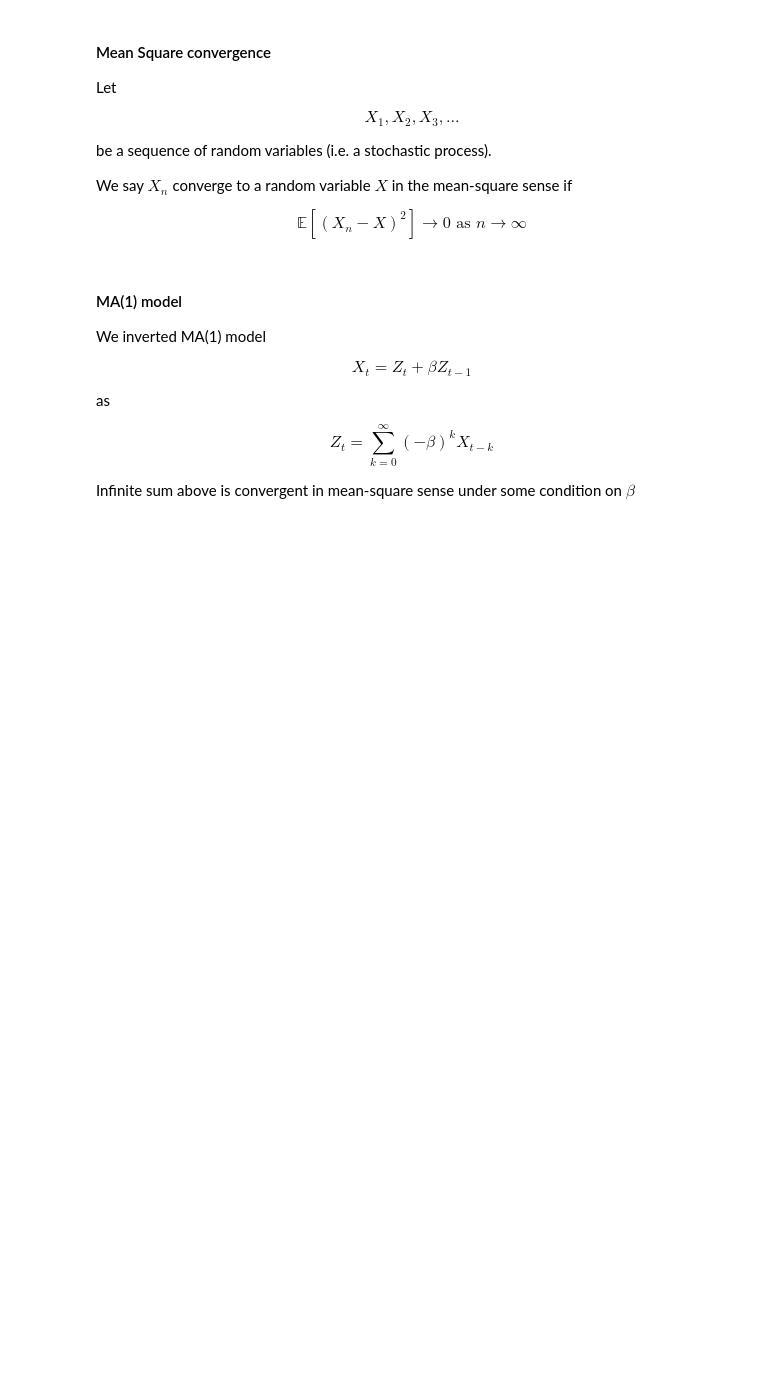
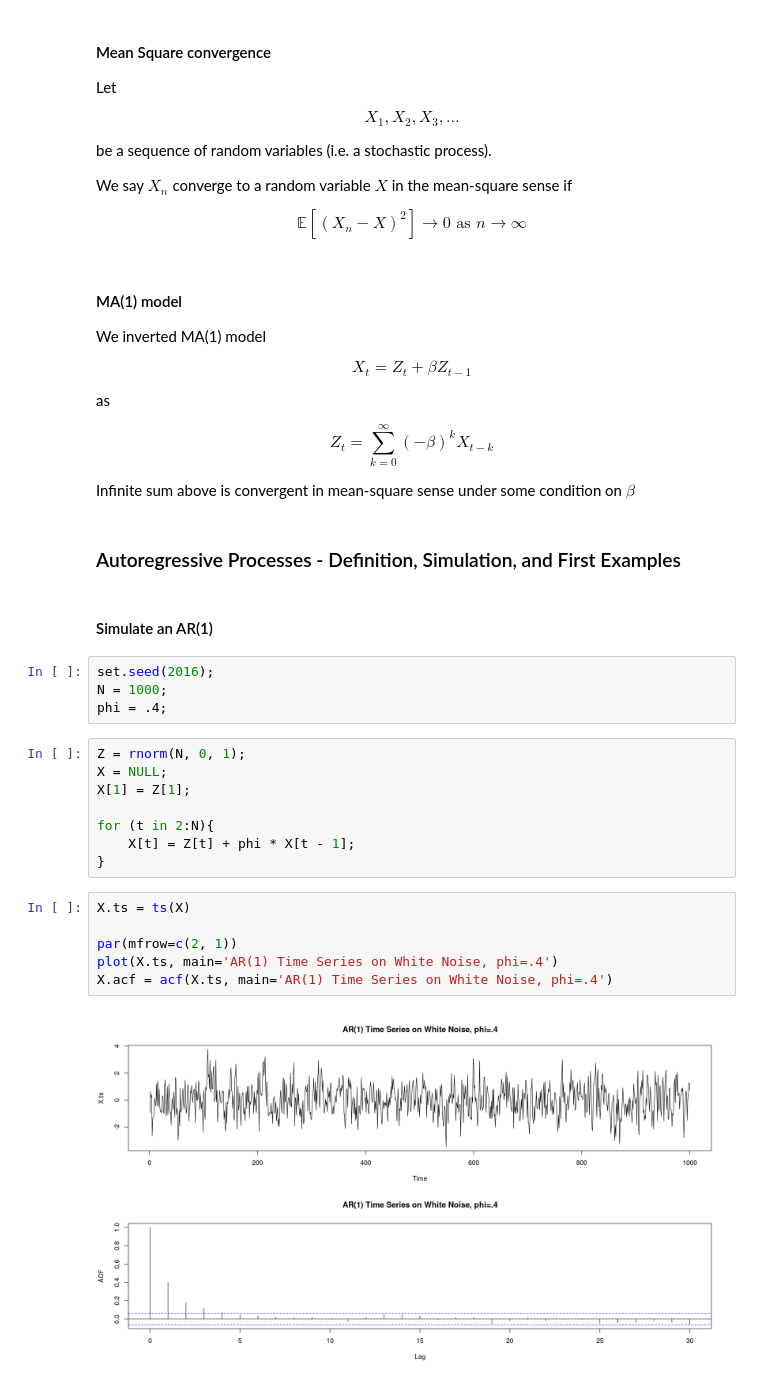
Before and after one commit to anilkunwar/coursera, a Jupyter notebook: SUNY_Practical_Time_Series_Analysis/Stationary-MAq-ARp-processes.ipynb, the cells around one changed output. Drawn from its saved outputs; the diff is of its cells as text; blank space fills up the shorter version.

```diff
--- a/SUNY_Practical_Time_Series_Analysis/Stationary-MAq-ARp-processes.ipynb
+++ b/SUNY_Practical_Time_Series_Analysis/Stationary-MAq-ARp-processes.ipynb
@@ -400,3 +400,27 @@ as
 $$ Z_t = \sum_{k=0}^{\infty} (-\beta)^k X_{t-k} $$
 
 Infinite sum above is convergent in mean-square sense under some condition on $\beta$
+# %% [markdown]
+### Autoregressive Processes - Definition, Simulation, and First Examples
+# %% [markdown]
+#### Simulate an AR(1)
+# %%
+set.seed(2016);
+N = 1000;
+phi = .4;
+# %%
+Z = rnorm(N, 0, 1);
+X = NULL;
+X[1] = Z[1];
+
+for (t in 2:N){
+    X[t] = Z[t] + phi * X[t - 1];
+}
+# %%
+X.ts = ts(X)
+
+par(mfrow=c(2, 1))
+plot(X.ts, main='AR(1) Time Series on White Noise, phi=.4')
+X.acf = acf(X.ts, main='AR(1) Time Series on White Noise, phi=.4')
+# %% [output]
+[figure, added]
```
Also changed, not shown: parts of 4 cells of this notebook.
